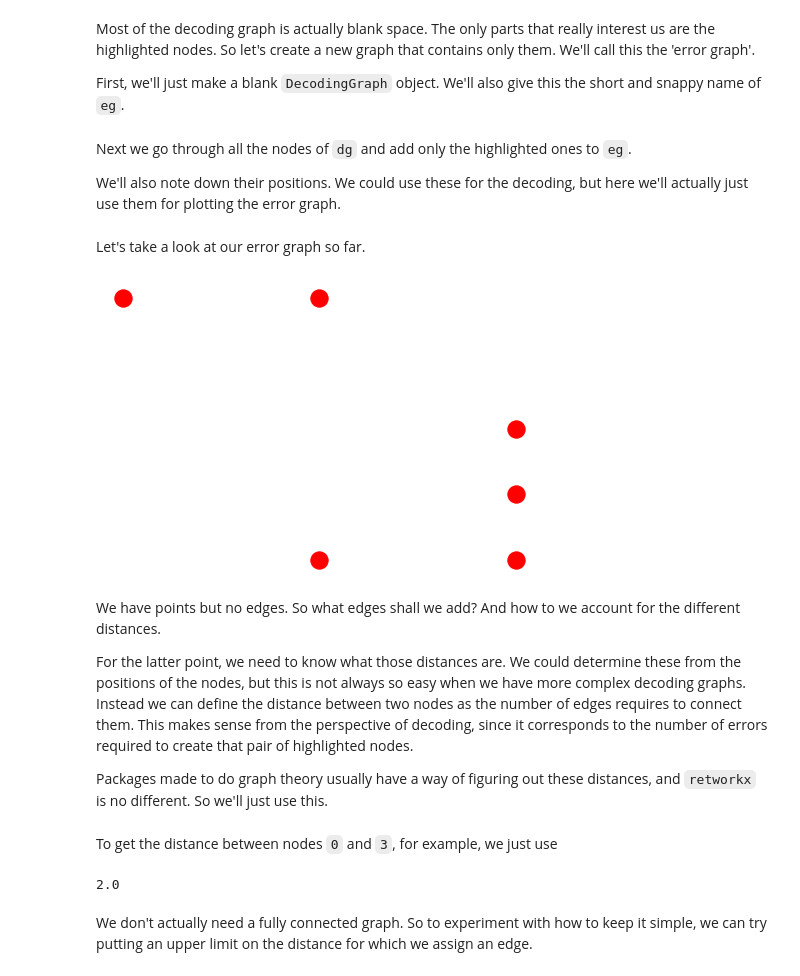
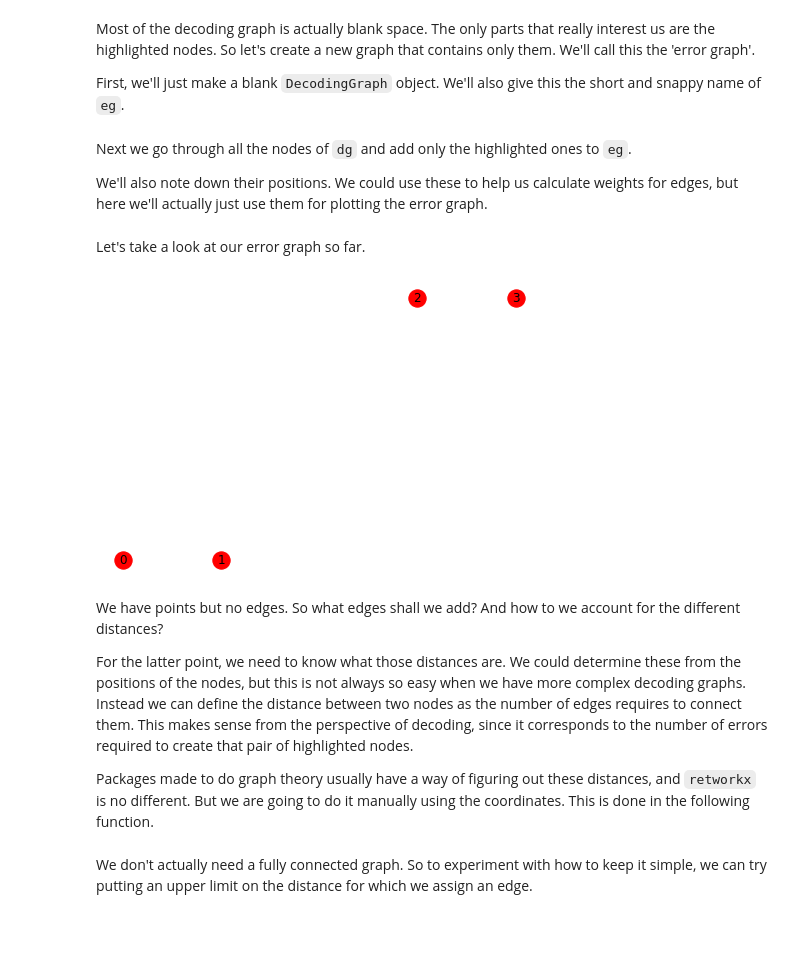
Before and after one commit to quantumjim/qec_lectures, a Jupyter notebook: lecture-3.ipynb, the cells around one changed output. Cells and saved outputs as stored; diff of their text form; code cells hidden in the pictures; blank space fills up the shorter version.

```diff
--- a/lecture-3.ipynb
+++ b/lecture-3.ipynb
@@ -12,10 +12,10 @@ In this lecture we are going to look at how to write a decoder. We'll start with
 
 So let's make something to decode.
 # %%
-L = 10
+d = 9
 p = 0.02
 
-game = Decodoku(L=L, p=p)
+game = Decodoku(d=d, p=p)
 
 game.draw_graph()
 # %% [output]
@@ -34,7 +34,7 @@ eg = error_graph.graph
 # %% [markdown]
 Next we go through all the nodes of `dg` and add only the highlighted ones to `eg`.
 
-We'll also note down their positions. We could use these for the decoding, but here we'll actually just use them for plotting the error graph.
+We'll also note down their positions. We could use these to help us calculate weights for edges, but here we'll actually just use them for plotting the error graph.
 # %%
 error_pos = []
 for n, node in enumerate(dg.nodes()):
@@ -44,12 +44,12 @@ for n, node in enumerate(dg.nodes()):
 # %% [markdown]
 Let's take a look at our error graph so far.
 # %%
-mpl_draw(eg, node_color='red', pos=error_pos)
+mpl_draw(eg, node_color='red', pos=error_pos, with_labels=True)
 # %% [output]
-[figure, old version]
+[figure, new version]
 # %% [markdown]
-We have points but no edges. So what edges shall we add? And how to we account for the different distances.
+We have points but no edges. So what edges shall we add? And how to we account for the different distances?
 
 For the latter point, we need to know what those distances are. We could determine these from the positions of the nodes, but this is not always so easy when we have more complex decoding graphs. Instead we can define the distance between two nodes as the number of edges requires to connect them. This makes sense from the perspective of decoding, since it corresponds to the number of errors required to create that pair of highlighted nodes.
 
-Packages made to do graph theory usually have a way of figuring out these distances, and `retworkx` is no different. So we'll just use this.
+Packages made to do graph theory usually have a way of figuring out these distances, and `retworkx` is no different. But we are going to do it manually using the coordinates. This is done in the following function.
@@ -60,6 +55,0 @@ distance = distance_matrix(dg)
-# %% [markdown]
-To get the distance between nodes `0` and `3`, for example, we just use
-# %%
-distance[0][3]
-# %% [output]
-2.0
```
Also changed, not shown: parts of 53 cells of this notebook.
